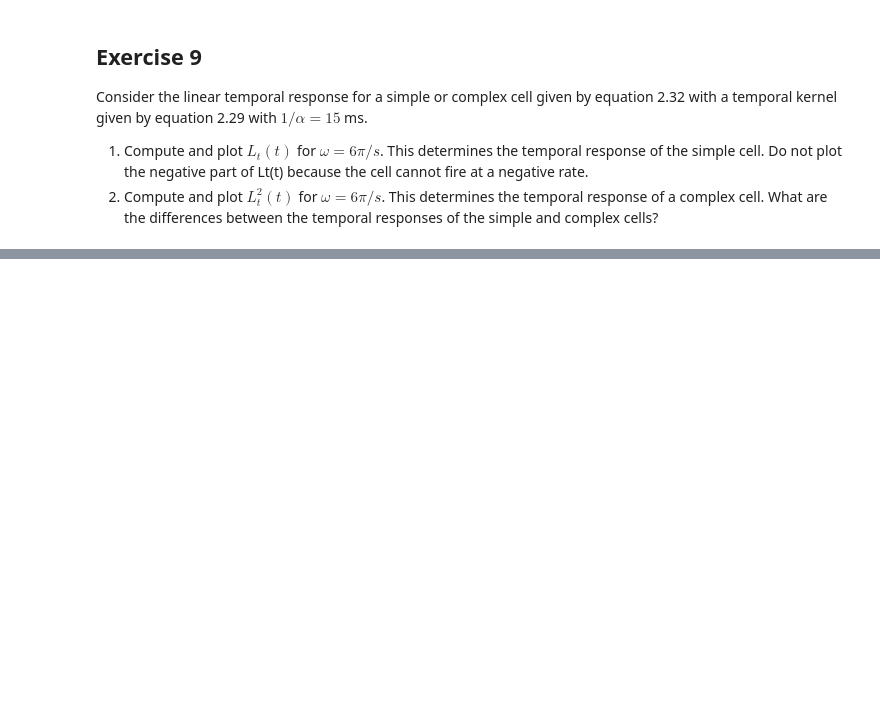
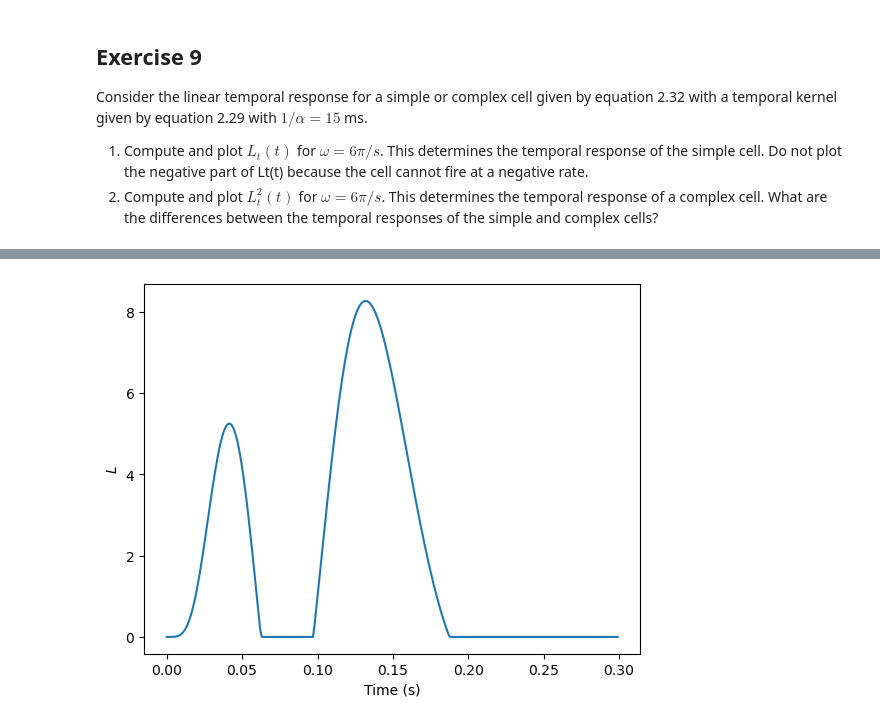
Before and after one commit to JKilgallen/theoretical_neuroscience, a Jupyter notebook: exercises/c2.ipynb, the cells around one changed output, grey strips where cells are left out. Saved outputs shown, nothing was run; the diff lists cells and outputs as text; code cells hidden in the pictures; blank space fills up the shorter version.

```diff
--- a/exercises/c2.ipynb
+++ b/exercises/c2.ipynb
@@ -961,0 +979,28 @@ plt.ylabel(r'$L_t$');
+# %%
+dx = 0.001
+dy = 0.001
+x = np.arange(-np.pi/32, np.pi/32, dx)
+y = np.zeros(len(x))
+
+dt = 0.001
+t = np.arange(0,0.3,dt)
+
+xs, ys, ts = np.meshgrid(x, y, t, indexing='ij')
+
+sigma = np.pi/180
+K = 360/np.pi
+k = 360/np.pi
+w = 8*np.pi
+alpha = 1/0.015
+
+gratings = np.cos(K*xs-w*ts)
+ds = gabor_filter(xs, ys, sigma, sigma, k, 0)
+dt = get_two_phase_temporal_kernel(alpha, ts)
+l = np.sum(ds*gratings*dt, axis=(0,1))*(dx*dy)
+l = np.where(l<0, 0, l)
+
+plt.plot(t, l)
+plt.xlabel(r'Time (s)')
+plt.ylabel(r'$L$');
+# %% [output]
+[figure, added]
```
Also changed, not shown: parts of 16 cells of this notebook.
